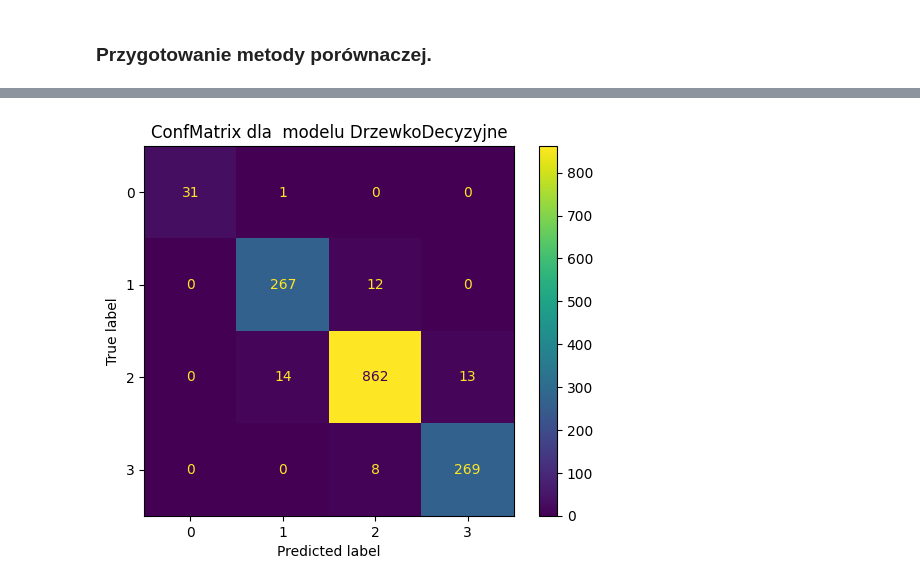
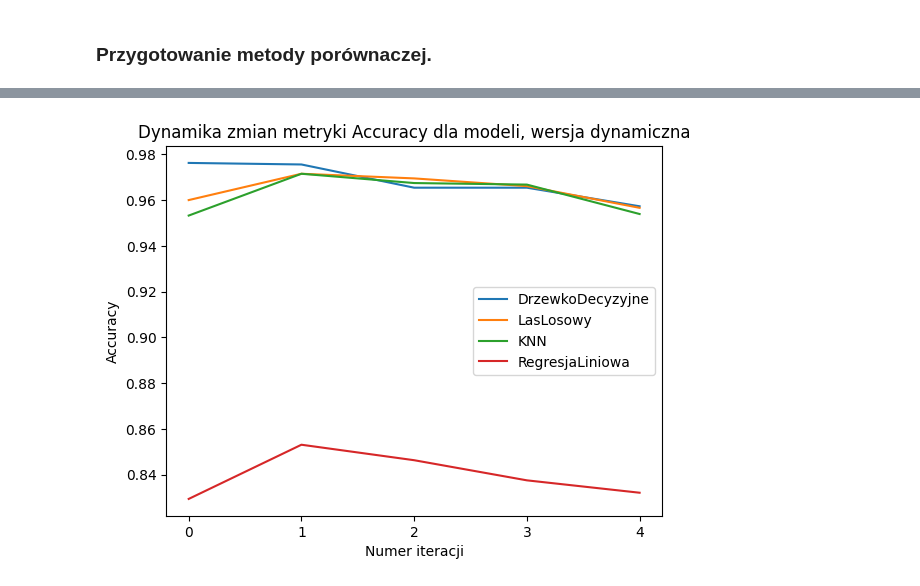
Before and after one commit to Pawel-Tomasz-Nowak/Scientific-collaboration, a Jupyter notebook: EmissionAnalysis copy.ipynb, the cells around one changed output, grey strips where cells are left out. Cells and saved outputs as stored; diff of their text form; code cells hidden in the pictures.

```diff
--- a/EmissionAnalysis copy.ipynb
+++ b/EmissionAnalysis copy.ipynb
@@ -10,13 +10,13 @@ import matplotlib.pyplot as plt
 from sklearn.preprocessing import OneHotEncoder, StandardScaler
 from sklearn.decomposition import PCA
 from sklearn.compose import ColumnTransformer
-from sklearn.model_selection import StratifiedShuffleSplit
+from sklearn.model_selection import StratifiedShuffleSplit, GridSearchCV
 from sklearn.ensemble import RandomForestClassifier
 from sklearn.tree import DecisionTreeClassifier
 from sklearn.neighbors import KNeighborsClassifier
 from sklearn.linear_model import LinearRegression
 from sklearn.multioutput import MultiOutputRegressor
-from sklearn.metrics import ConfusionMatrixDisplay, accuracy_score
+from sklearn.metrics import ConfusionMatrixDisplay, accuracy_score, precision_score, recall_score, f1_score
 
 target_var: str = "CO2 Emissions(g/km)" #To jest nazwa zmiennej docelowej.
 target_var_discr: str = "CO2 Emissions(g/km)_disc" #To jest nazwa zmiennej docelowej, która została poddana proceowi dyskretyzacji.
@@ -60,7 +60,7 @@ def FindTargetVarCol(Dataset:pd.DataFrame, target_var:str) -> np.ndarray:
 Dataset, n_rows = ReadDataFrame("CO2Emission.csv")
 target_var_col = FindTargetVarCol(Dataset, target_var)
 
-n_splits = 15
+n_splits = 5
 train_size = 0.8
 test_size  = 1 - train_size
 # %% [markdown]
@@ -307,12 +307,10 @@ cat_predictors = [feature for feature in Predictors if dtypes[feature] == "categ
 ### 8. Kodowanie zmiennych kategorycznych.
 # %%
 def ZakodujDane(Dataset:pd.DataFrame, CatFeatures:list[str], NumFeatures:list[str]) -> pd.DataFrame:
-    #Zdefiniuj transformator. Jest on oparty na koderze OneHotEncoder(). Do przekształcenia bierzemy tylko kolumny kategoryczne. Pozostałe kolumny (zmienne ciągłe) są przekazywane
-    #do wyjściowej ramki zmiennych predykcyjnych bez zmian.
+    """Funkcja koduje  zmienne niezależne kategoryczne za pomocą transformatora OHE."""
     cat_col_transformer = ColumnTransformer(transformers =
                                             [('OHE',OneHotEncoder(sparse_output = False), CatFeatures)],
                                             remainder = "passthrough",)
-
 
 
     #Przekształć zmienną X za pomocą określonego wyżej transformatora.
@@ -445,21 +518,26 @@ def PlotConfussionMatrices(TrueVSPrediction:pd.DataFrame, n_splits:int):
 # %%
-def PorównajStatycznie(Dataset:pd.DataFrame,CatPredictors:list[str], NumPredictors:list[str],
-                       n_splits:int = 5, train_size:float = 0.8, test_size:float =  0.2):
+def PorównajModele(Dataset:pd.DataFrame,CatPredictors:list[str], NumPredictors:list[str],
+                       n_splits:int = 5, train_size:float = 0.8, test_size:float =  0.2, com_type:str = "Stat") -> tuple[pd.DataFrame, pd.DataFrame]:
 
-    TrueVSPrediction_df = StworzTabelkePorównawczą()
+    TrueVSPrediction_stat_df = StworzTabelkePorównawczą()
+    TrueVSPrediction_dyna_df = StworzTabelkePorównawczą()
+
 
 
     X = Dataset[cat_predictors + num_predictors] #Zainicjuj ostateczny zbiór predyktorów.
+    y = Dataset[[target_var_discr]] #Zdefiniuj zmienną celu (jest to wieloklasowa zmienna kategoryczna)
 
-    y = Dataset[[target_var_discr]] #Zdefiniuj zmienną celu (jest to wieloklasowa zmienna kategoryczna)
-    y_OHE = OneHotEncoder(sparse_output = False).fit_transform(X = y) #Zakoduj zmienną docelową jako zbiór k kolumn binarnych. Tak zakodowana etykietka przyda się w wielowyjściowej regresji.
+    y_OHE = OneHotEncoder(sparse_output = False).fit_transform(X = y) #Zakoduj zmienną docelową jako zbiór k kolumn binarnych.
+                                                                        #Tak zakodowana etykietka przyda się w wielowyjściowej regresji.
 
 
-    X_coded = ZakodujDane(X, cat_predictors, num_predictors)
+    X_coded = ZakodujDane(X, cat_predictors, num_predictors) #Zakoduj dane kategoryczne predykcyjne.
 
     SSS = StratifiedShuffleSplit(n_splits = n_splits,  #Zdefiniuj stratyfikowany podział szufladkowy.
                                  train_size =train_size,
                                  test_size = test_size)
+
+
 
 
     for iter_indx, indx in enumerate(SSS.split(X, y)): #Wydobadź indeksy treningowe i testowe.
@@ -469,39 +547,72 @@ def PorównajStatycznie(Dataset:pd.DataFrame,CatPredictors:list[str], NumPredict
 
 
         X_train ,Scaler = TransformujDane(X_train, num_predictors)
-
-        X_test = Scaler.transform(X_test)
+        X_test = Scaler.transform(X_test) #Dokonaj skalowania na zbiorze testowym za pomocą parametrów wydobytych ze zbioru treningowego.
 
 
 
         for model_name in Models.keys():
             model:'Estimator' = Models[model_name] #Zrekrutuj motel.
 
+
             if model_name != "RegresjaLiniowa":
-                y_predicted:np.ndarray = TrainAndTestModel(model, X_train, y_train, X_test) #Etykietki przewidziane.
+                y_predicted:np.ndarray = TrainAndTestModelStat(model, X_train, y_train, X_test) #Etykietki przewidziane.
 
-                TrueVSPrediction_df[(model_name, iter_indx, "True")] = y_test
-                TrueVSPrediction_df[(model_name, iter_indx,"Pred")] = y_predicted
+
 
             else:
                 #Regresja liniowa niestety ma wielowymiarowe-wyjście.
-                y_OHE_train = y_OHE[train_indx]
-                y_OHE_test = y_OHE[test_indx]
+                y_train = y_OHE[train_indx] #Weź etykietki docelowe treningowe.
+                y_test = y_OHE[test_indx].argmax(axis = 1) #Weź etykietki docelowe testowe.
 
-                y_predicted: np.ndarray = TrainAndTestModel(model, X_train, y_OHE_train, X_test).argmax(axis = 1)
-
-                TrueVSPrediction_df[(model_name, iter_indx, "True")] = y_OHE_test.argmax(axis = 1)
-                TrueVSPrediction_df[(model_name, iter_indx, "Pred")] = y_predicted
+                y_predicted: np.ndarray = TrainAndTestModelStat(model, X_train, y_train, X_test).argmax(axis = 1)
 
 
-    return TrueVSPrediction_df
+            TrueVSPrediction_stat_df[(model_name, iter_indx, "True")] = y_test
+            TrueVSPrediction_stat_df[(model_name, iter_indx, "Pred")] = y_predicted
 
 
-TrueVSPrediction_df_stat = PorównajStatycznie(Dataset, cat_predictors, num_predictors, n_splits = n_splits) #Dokonaj
 
-Accuracy_comparison = ComputePerfomanceMetric(TrueVSPrediction_df_stat, accuracy_score) #Wylicz tabele porównawczą
 
-PlotlineScores(Accuracy_comparison, "Accuracy", n_splits) #Narysuj wykresy liniowe obrazujące zmiany dokładności modeli.
+            if model_name != "RegresjaLiniowa":
+                model_hiperparams = Models_hipparams[model_name]
 
-PlotConfussionMatrices(TrueVSPrediction_df_stat, n_splits)
+                GridSearch = GridSearchCV(estimator = model, param_grid = model_hiperparams)
+                fitted_model = GridSearch.fit(X = X_train, y = y_train) #To jest instancja modelu z najbardziej optymalnymi hiperparametrami.
+
+                y_pred:np.ndarray = fitted_model.predict(X_test)
+
+            else:
+                #Regresja liniowa niestety ma wielowymiarowe-wyjście.
+                y_OHE_train:np.ndarray = y_OHE[train_indx] #Weź etykietki docelowe treningowe.
+                y_test:np.ndarray = y_OHE[test_indx].argmax(axis=1) #Weź etykietki docelowe testowe.
+
+                y_pred: np.ndarray = TrainAndTestModelStat(model, X_train, y_OHE_train, X_test).argmax(axis = 1)
+
+
+
+            TrueVSPrediction_dyna_df[(model_name, iter_indx, "True")] = y_test
+            TrueVSPrediction_dyna_df[(model_name, iter_indx, "Pred")] = y_pred
+
+
+
+
+
+
+    return TrueVSPrediction_stat_df, TrueVSPrediction_dyna_df
+
+
+TrueVSPrediction_df_stat, TrueVSPrediction_df_dyna = PorównajModele(Dataset, cat_predictors, num_predictors, n_splits = n_splits) #Trenuj modele na różnych podziałach zbioru treningowego i testowego.
+
+Accuracy_comparison_stat = ComputeAccuracy(TrueVSPrediction_df_stat) #Wylicz tabele porównawczą dla statyczych hiperparam.
+Accuracy_comparison_dyna = ComputeAccuracy(TrueVSPrediction_df_dyna) #Wylicz tabele porównawczą dla dynamicznych hiperparam.
+
+
+PlotlineScores(Accuracy_comparison_stat, "Accuracy", n_splits, "statyczna") #Narysuj wykresy liniowe obrazujące zmiany dokładności modeli.
+PlotlineScores(Accuracy_comparison_dyna, "Accuracy", n_splits, "dynamiczna") #Narysuj wykresy liniowe obrazujące zmiany dokładności modeli.
+
+
+PlotConfussionMatrices(TrueVSPrediction_df_stat, n_splits, )
+
+PlotConfussionMatrices(TrueVSPrediction_df_dyna, n_splits, "dyna")
 # %% [output]
@@ -509 +620 @@ PlotConfussionMatrices(TrueVSPrediction_df_stat, n_splits)
-[figure, old version]
+[figure, new version]
```
Also changed, not shown: parts of 4 cells of this notebook.
